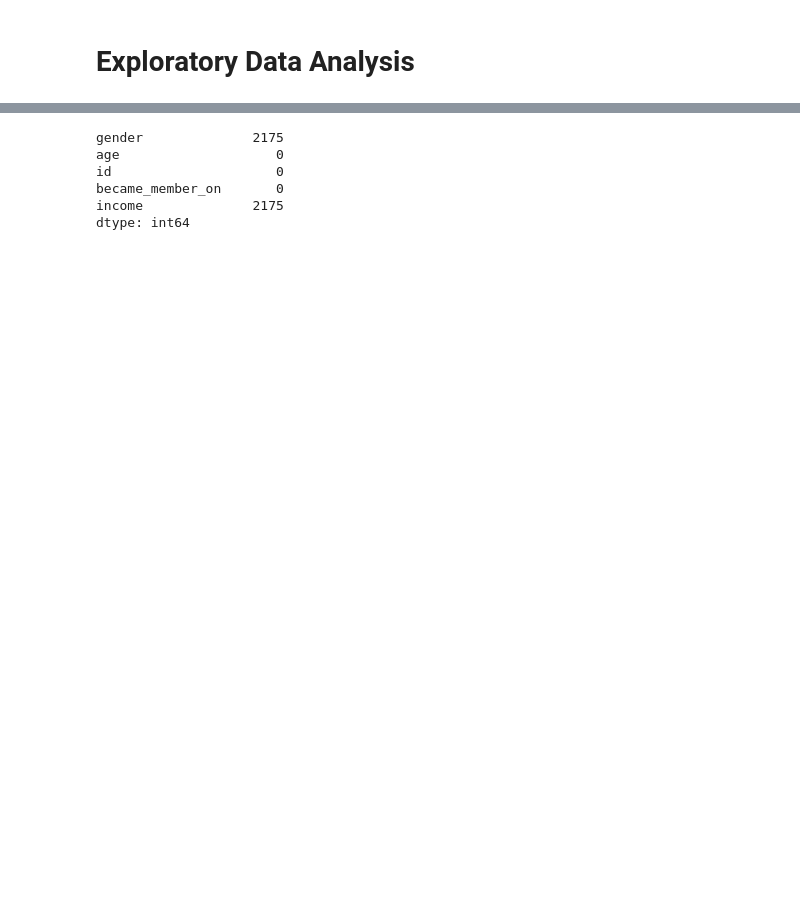
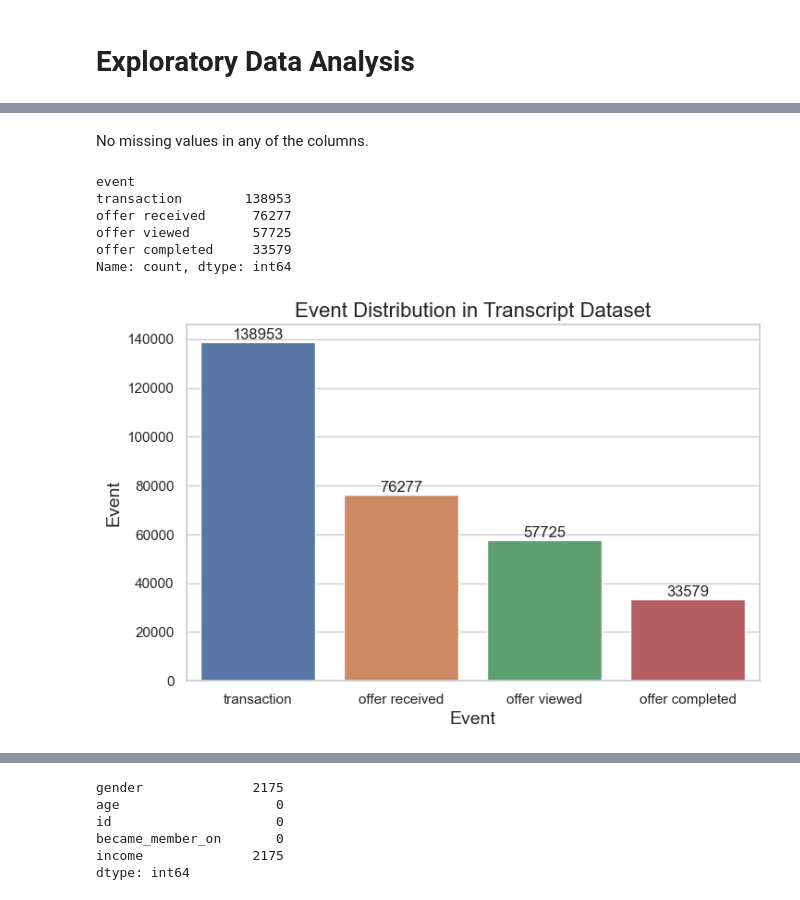
Before and after one commit to CoskunErden/Udacity_DS_Capstone_Project, a Jupyter notebook: starbucks_capstone.ipynb, the cells around one changed output, grey strips where cells are left out. Saved outputs shown, nothing was run; the diff lists cells and outputs as text; code cells hidden in the pictures; blank space fills up the shorter version.

```diff
--- a/starbucks_capstone.ipynb
+++ b/starbucks_capstone.ipynb
@@ -179,0 +122,31 @@ None
+# %% [markdown]
+No missing values in any of the columns.
+# %%
+# Examining the distributions of 'events'
+event_counts = transcript['event'].value_counts()
+print(event_counts)
+
+# Bar plot of 'event'  in the 'transcript' dataset
+sns.set(style = 'whitegrid')
+
+# Create a bar plot
+plt.figure(figsize= (8,5))
+ax = sns.barplot(x = event_counts.index, y = event_counts.values, hue = event_counts.index)
+
+# Titles and labels
+plt.title('Event Distribution in Transcript Dataset', fontsize = 16)
+plt.xlabel('Event', fontsize = 14)
+plt.ylabel('Event', fontsize =14)
+
+for i in ax.containers:
+    ax.bar_label(i,)
+
+plt.show()
+# %% [output]
+event
+transaction        138953
+offer received      76277
+offer viewed        57725
+offer completed     33579
+Name: count, dtype: int64
+[figure, added]
```
Also changed, not shown: parts of 49 cells of this notebook.
